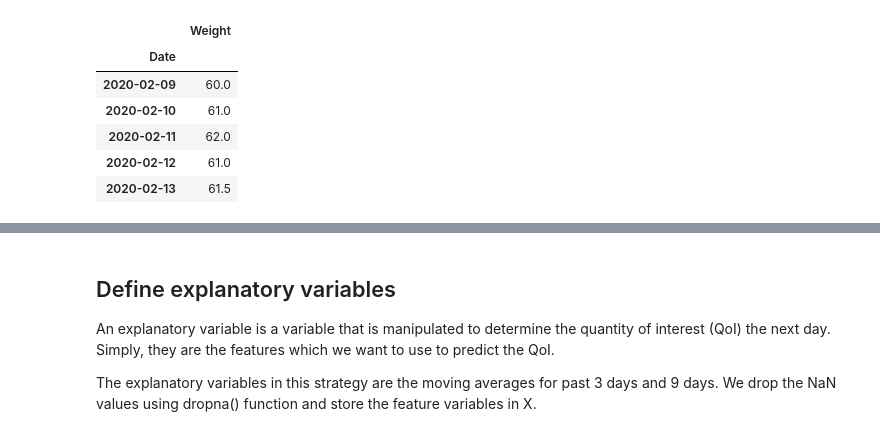
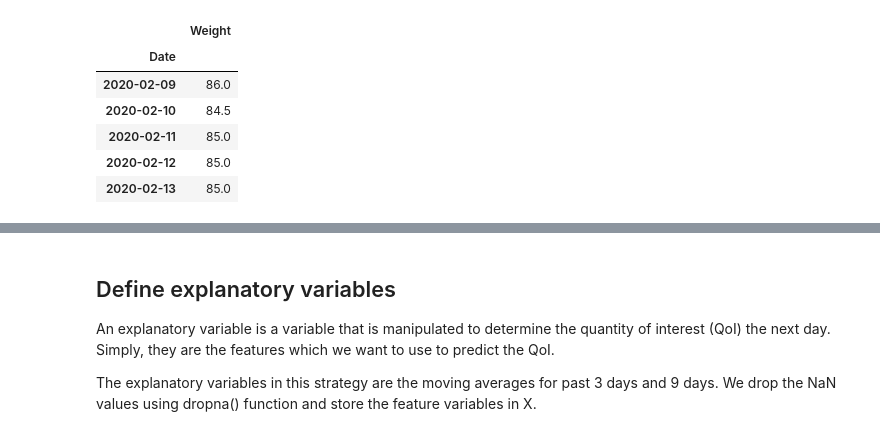
Before and after one commit to kapusuzoglu/Personal-weight-predictions-using-machine-learning, a Jupyter notebook: Weight loss predictions.ipynb, the cells around one changed output, grey strips where cells are left out. Cells and saved outputs as stored; diff of their text form; code cells hidden in the pictures.

```diff
--- a/Weight loss predictions.ipynb
+++ b/Weight loss predictions.ipynb
@@ -1,29 +1,29 @@
 # %%
 import pandas as pd
 import numpy as np
 import matplotlib.pyplot as plt
 import matplotlib.dates as mdates
 %matplotlib inline
 import seaborn as sns
 sns.set(style='darkgrid', context='talk', palette='Dark2')
 # LinearRegression is a machine learning library for linear regression
 from sklearn.linear_model import LinearRegression
 
 my_year_month_fmt = mdates.DateFormatter('%m/%y')
 
 # Import raw CSV
-data = pd.read_csv('raw.csv', parse_dates=['Date'])
+data = pd.read_csv('./data/Weight Measurements (Anne) - Sheet1.csv', parse_dates=['Date'])
 
 # setting first name as index column
 data.set_index("Date", inplace = True)
 
 # display
 data.head()
 # %% [output]
 |  | Weight |
 | Date |  |
-| 2020-02-09 | 60.0 |
-| 2020-02-10 | 61.0 |
-| 2020-02-11 | 62.0 |
-| 2020-02-12 | 61.0 |
-| 2020-02-13 | 61.5 |
+| 2020-02-09 | 86.0 |
+| 2020-02-10 | 84.5 |
+| 2020-02-11 | 85.0 |
+| 2020-02-12 | 85.0 |
+| 2020-02-13 | 85.0 |
```
Also changed, not shown: parts of 7 cells of this notebook, 1 other file.
